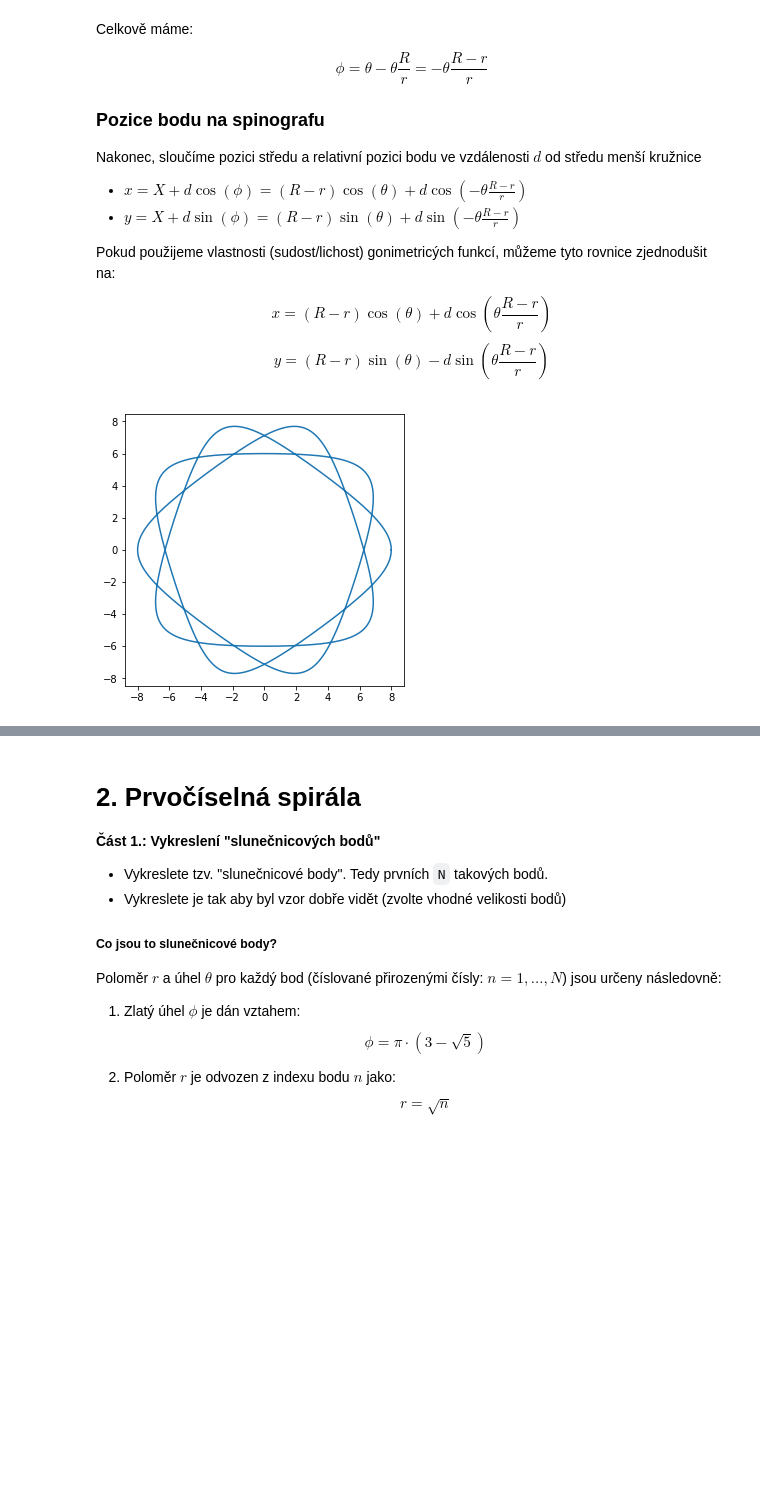
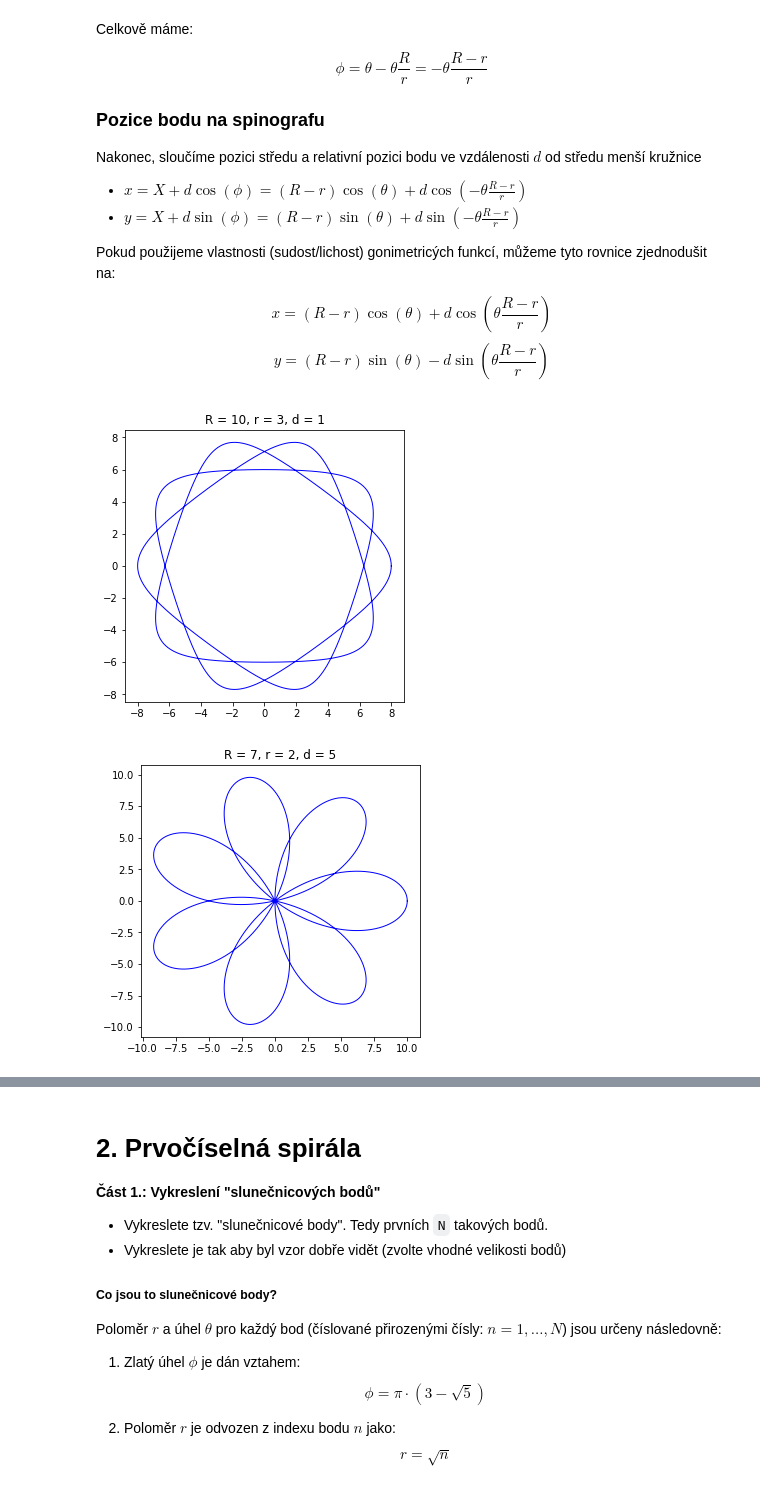
Before and after one commit to TAB0048/vvp-DU, a Jupyter notebook: DU4/DU4.ipynb, the cells around one changed output, grey strips where cells are left out. Drawn from its saved outputs; the diff is of its cells as text; code cells hidden in the pictures; blank space fills up the shorter version.

Commit message:
Spinograph implemented

```diff
--- a/DU4/DU4.ipynb
+++ b/DU4/DU4.ipynb
@@ -57,16 +60,25 @@ $$ y = (R - r) \sin(\theta) - d \sin(\theta \frac{R-r}{r})$$
 # %%
-import numpy as np
-import matplotlib.pyplot as plt
+# lcm that will work with floats too (2 dec. points precision)
+def my_lcm(a, b):
+    int_a = int(a * 100)
+    int_b = int(b * 100)
+    return np.lcm(int_a, int_b) / 100
 
+# spinograph implementation
 def spinograph(R, r, d):
-    θ = np.linspace(0, 2 * np.pi * r, 1000)
+    rotations = my_lcm(R, r) / R
+    θ = np.linspace(0, 2 * np.pi * rotations, 1000)
     x = (R - r) * np.cos(θ) + d * np.cos(θ * (R - r) / r)
     y = (R - r) * np.sin(θ) - d * np.sin(θ * (R - r) / r)
 
     fig = plt.figure(figsize=(5, 5))
-    plt.plot(x, y)
+    plt.plot(x, y, color="blue", lw=1)
+    plt.title(f"{R = }, {r = }, {d = }")
     plt.show()
-
-spinograph(10, 3, 1)
-# %% [output]
-[figure, removed]
+# %%
+# testing
+spinograph(10, 3, 1)
+spinograph(7, 2, 5)
+# %% [output]
+[figure, added]
+[figure, added]
```
Also changed, not shown: parts of 4 cells of this notebook.
